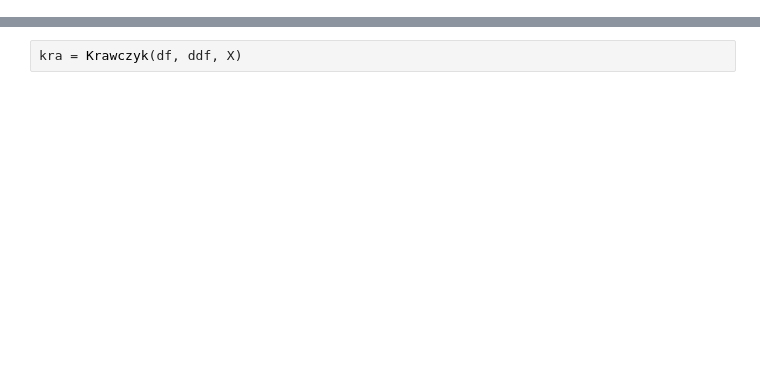
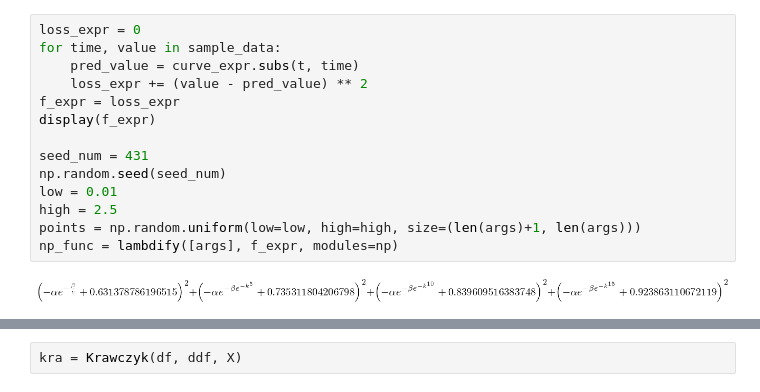
Before and after one commit to tkda-h3/interval-newton-method, a Jupyter notebook: gompertz_curve_regression.ipynb, the cells around one changed output, grey strips where cells are left out. Cells and saved outputs as stored; diff of their text form; blank space fills up the shorter version.

```diff
--- a/gompertz_curve_regression.ipynb
+++ b/gompertz_curve_regression.ipynb
@@ -68,0 +52,16 @@ f_expr = loss_expr
+# %%
+loss_expr = 0
+for time, value in sample_data:
+    pred_value = curve_expr.subs(t, time)
+    loss_expr += (value - pred_value) ** 2
+f_expr = loss_expr
+display(f_expr)
+
+seed_num = 431
+np.random.seed(seed_num)
+low = 0.01
+high = 2.5
+points = np.random.uniform(low=low, high=high, size=(len(args)+1, len(args)))
+np_func = lambdify([args], f_expr, modules=np)
+# %% [output]
+[figure, added]
```
Also changed, not shown: parts of 15 cells of this notebook, 5 other files.
